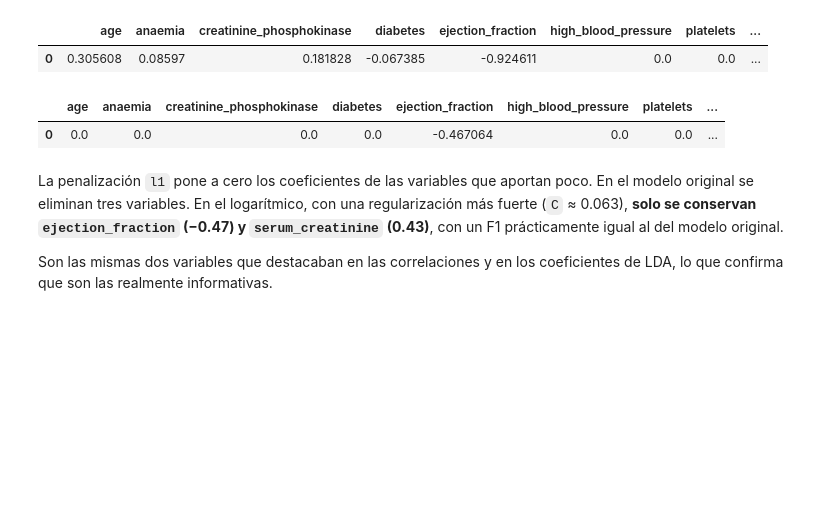
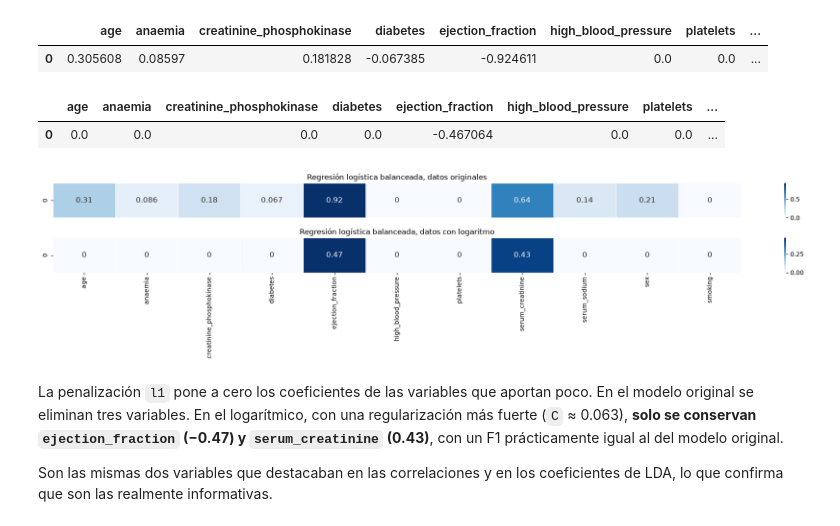
Before and after one commit to Jesus-Penaranda/Heart-failure-prediction, a Jupyter notebook: heart_failure_prediction.ipynb, the cells around one changed output. Cells and saved outputs as stored; diff of their text form; code cells hidden in the pictures; blank space fills up the shorter version.

```diff
--- a/heart_failure_prediction.ipynb
+++ b/heart_failure_prediction.ipynb
@@ -497,6 +495,16 @@ display(coeficientes_log)
 | 0 | 0.305608 | 0.08597 | 0.181828 | -0.067385 | -0.924611 | 0.0 | 0.0 | ... |
 |  | age | anaemia | creatinine_phosphokinase | diabetes | ejection_fraction | high_blood_pressure | platelets | ... |
 | 0 | 0.0 | 0.0 | 0.0 | 0.0 | -0.467064 | 0.0 | 0.0 | ... |
+# %%
+fig, ejes = plt.subplots(2, 1, figsize=(20, 4.5))
+sns.heatmap(coeficientes.abs(), annot=True, linewidths=.5, cbar=True, xticklabels=False, cmap='Blues', annot_kws={'size':12}, ax=ejes[0])
+ejes[0].set_title("Regresión logística balanceada, datos originales")
+sns.heatmap(coeficientes_log.abs(), annot=True, linewidths=.5, cbar=True, xticklabels=True, cmap='Blues', annot_kws={'size':12}, ax=ejes[1])
+ejes[1].set_title("Regresión logística balanceada, datos con logaritmo")
+plt.tight_layout()
+plt.show()
+# %% [output]
+[figure, added]
 # %% [markdown]
 La penalización `l1` pone a cero los coeficientes de las variables que aportan poco. En el modelo original se eliminan tres variables. En el logarítmico, con una regularización más fuerte (`C` ≈ 0.063), **solo se conservan `ejection_fraction` (−0.47) y `serum_creatinine` (0.43)**, con un F1 prácticamente igual al del modelo original.
 
```
Also changed, not shown: parts of 3 cells of this notebook.
